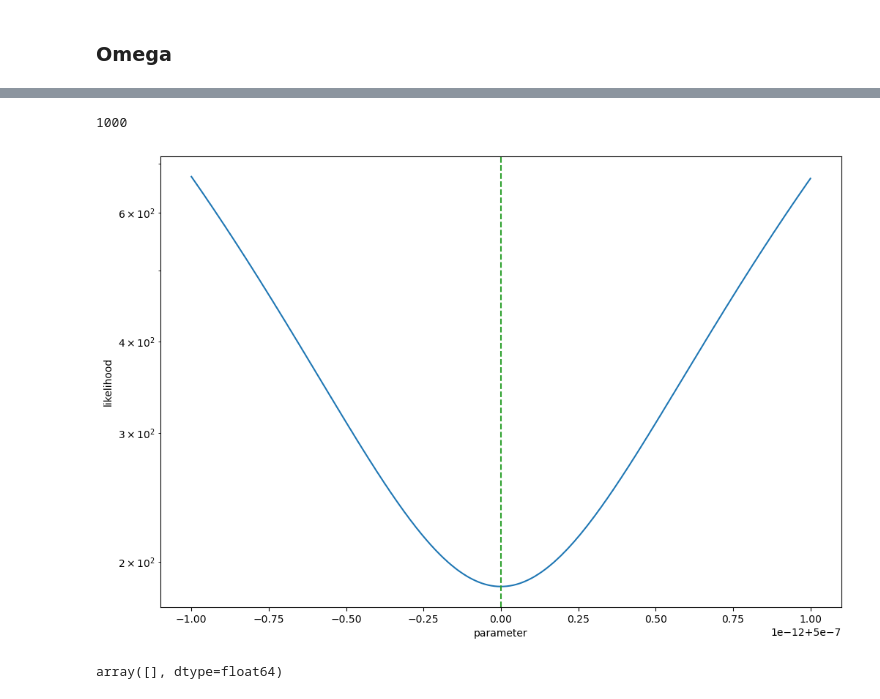
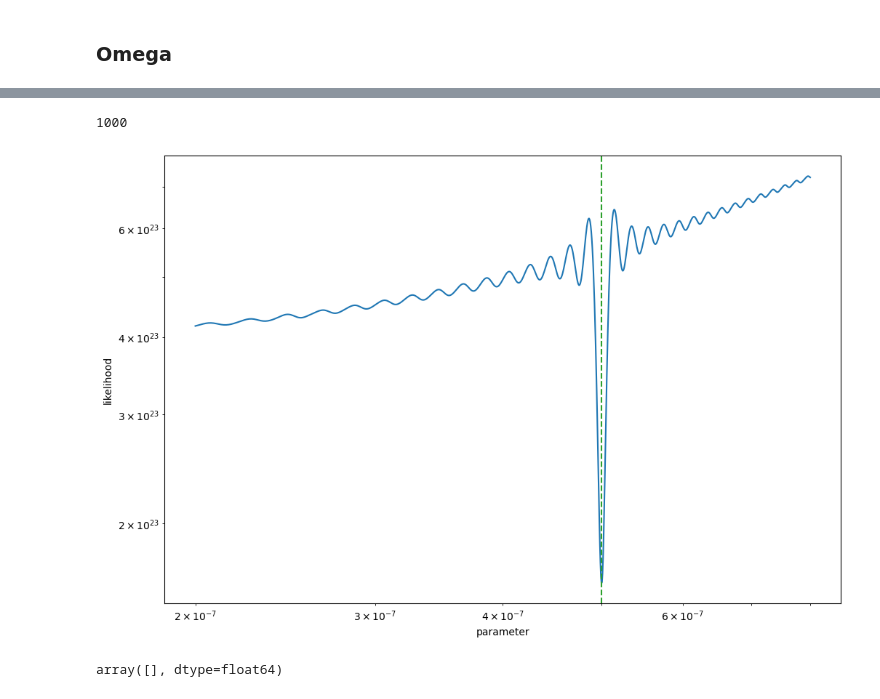
Before and after one commit to tomkimpson/StateSpacePTA, a Jupyter notebook: notebooks/likelihood_surfaces.ipynb, the cells around one changed output, grey strips where cells are left out. Cells and saved outputs as stored; diff of their text form; code cells hidden in the pictures.

```diff
--- a/notebooks/likelihood_surfaces.ipynb
+++ b/notebooks/likelihood_surfaces.ipynb
@@ -67,7 +70,7 @@ def plot_likelihood(x,y,logscale,x_critical):
     ax.plot(x,y)
 
     if logscale:
-        #ax.set_xscale('log')
+        ax.set_xscale('log')
         ax.set_yscale('log')
 
     ax.axvline(x_critical,linestyle='--', c='C2')
@@ -93,18 +108,20 @@ plot_likelihood(variable_range,np.abs(likelihoods),True,true_parameters[variable
 # %%
 import numpy as np
 variable = "omega_gw"
 eps = 1e-16
 truth = 5e-7
 delta = 1e4*eps
 variable_range = np.linspace(truth-delta,truth+delta,int(1e3))
+variable_range = np.linspace(2e-7,8e-7,int(1e3))
+
 ##ariable_range = np.arange(1e-7,9e-7,5e-9)
 print(len(variable_range))
 selected_parameters = true_parameters.copy()
 likelihoods = iterate_over_priors(variable, variable_range,selected_parameters,KF)
 plot_likelihood(variable_range,np.abs(likelihoods),True,true_parameters[variable])
 # %% [output]
 1000
-[figure, old version]
+[figure, new version]
 # %%
 likelihoods
 # %% [output]
```
Also changed, not shown: parts of 6 cells of this notebook, 4 other files.
